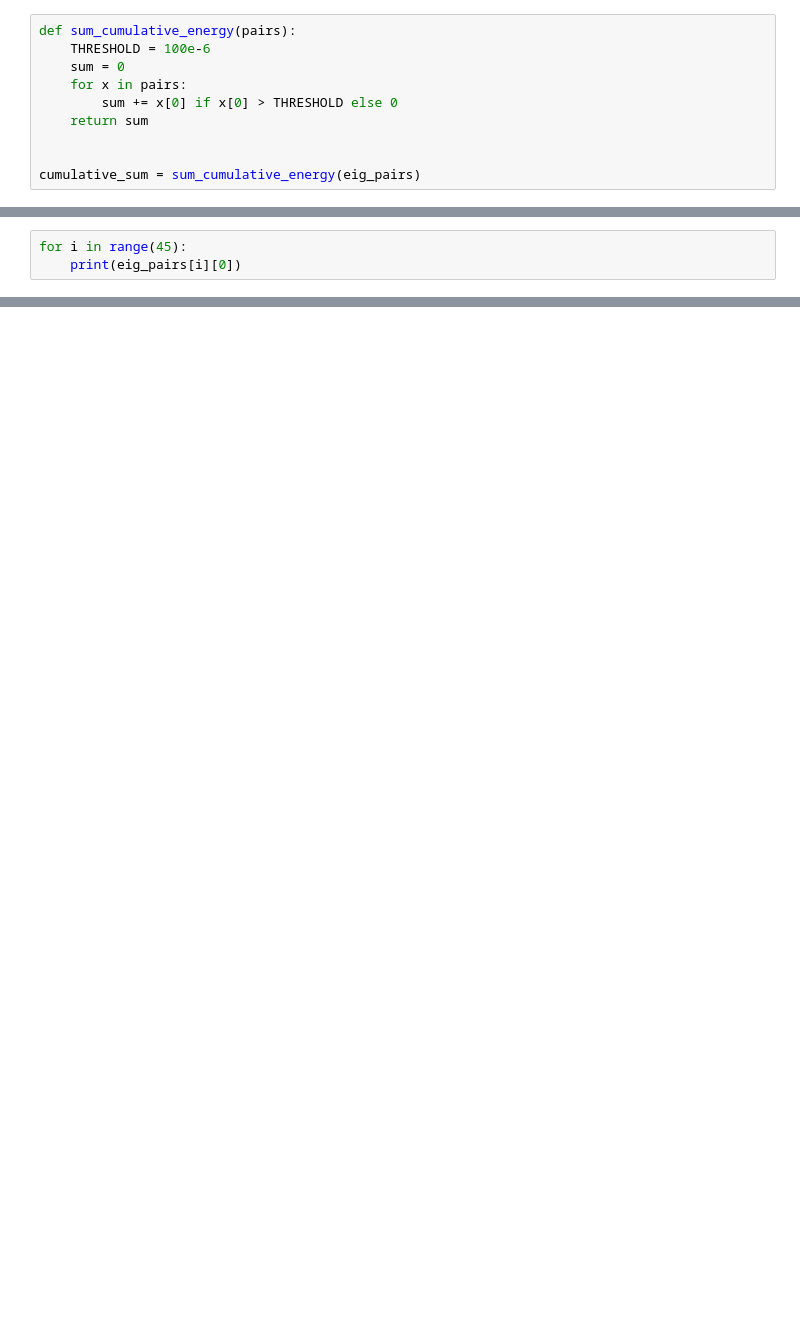
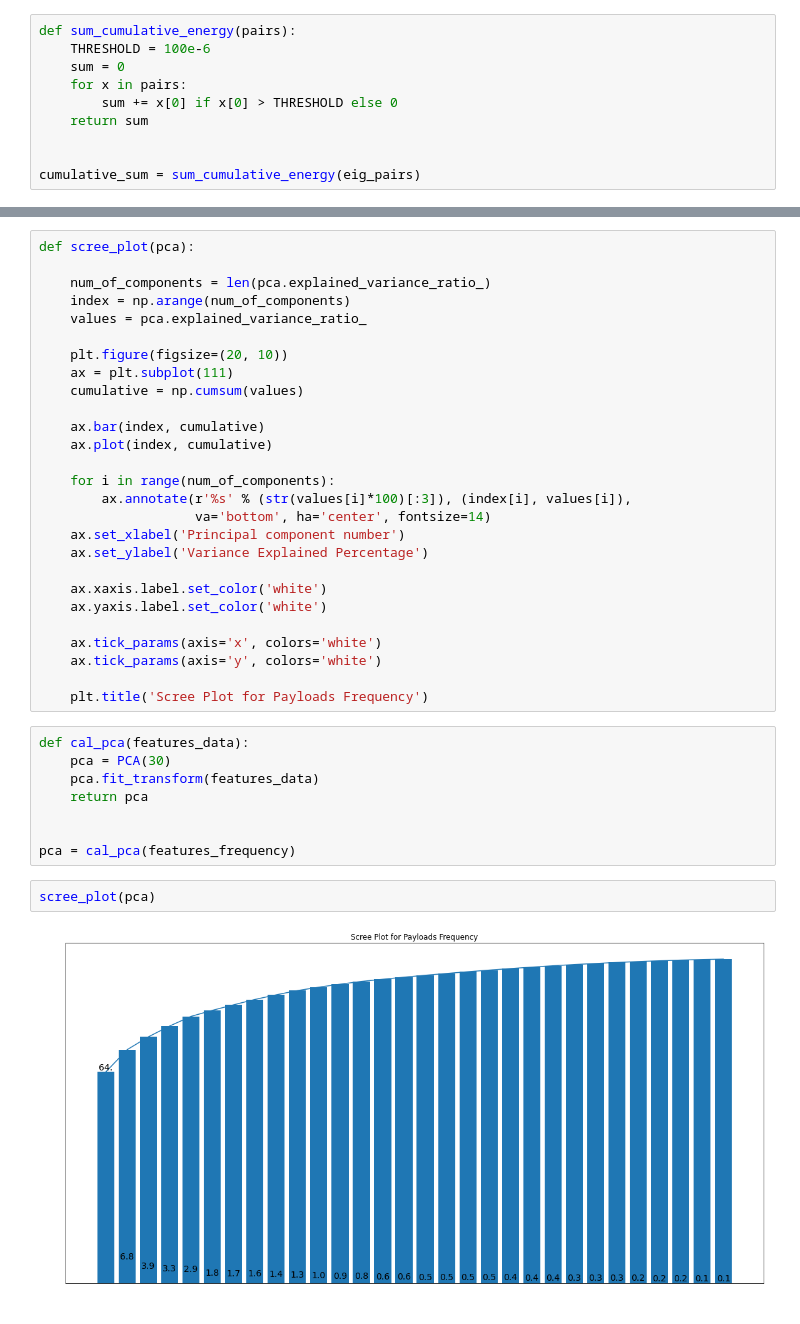
Before and after one commit to Ahm1027/Realtime-Payload-Based-IDS, a Jupyter notebook: Tier-1.ipynb, the cells around one changed output, grey strips where cells are left out. Saved outputs shown, nothing was run; the diff lists cells and outputs as text; blank space fills up the shorter version.

Commit message:
PCA scree test via bar plot

```diff
--- a/Tier-1.ipynb
+++ b/Tier-1.ipynb
@@ -217,3 +191,0 @@ num_of_PC, cumsum
-# %%
-for i in range(45):
-    print(eig_pairs[i][0])
@@ -219,0 +210,39 @@ for i in range(45):
+# %%
+def scree_plot(pca):
+
+    num_of_components = len(pca.explained_variance_ratio_)
+    index = np.arange(num_of_components)
+    values = pca.explained_variance_ratio_
+
+    plt.figure(figsize=(20, 10))
+    ax = plt.subplot(111)
+    cumulative = np.cumsum(values)
+
+    ax.bar(index, cumulative)
+    ax.plot(index, cumulative)
+
+    for i in range(num_of_components):
+        ax.annotate(r'%s' % (str(values[i]*100)[:3]), (index[i], values[i]),
+                    va='bottom', ha='center', fontsize=14)
+    ax.set_xlabel('Principal component number')
+    ax.set_ylabel('Variance Explained Percentage')
+
+    ax.xaxis.label.set_color('white')
+    ax.yaxis.label.set_color('white')
+
+    ax.tick_params(axis='x', colors='white')
+    ax.tick_params(axis='y', colors='white')
+
+    plt.title('Scree Plot for Payloads Frequency')
+# %%
+def cal_pca(features_data):
+    pca = PCA(30)
+    pca.fit_transform(features_data)
+    return pca
+
+
+pca = cal_pca(features_frequency)
+# %%
+scree_plot(pca)
+# %% [output]
+[figure, added]
```
Also changed, not shown: parts of 16 cells of this notebook.
